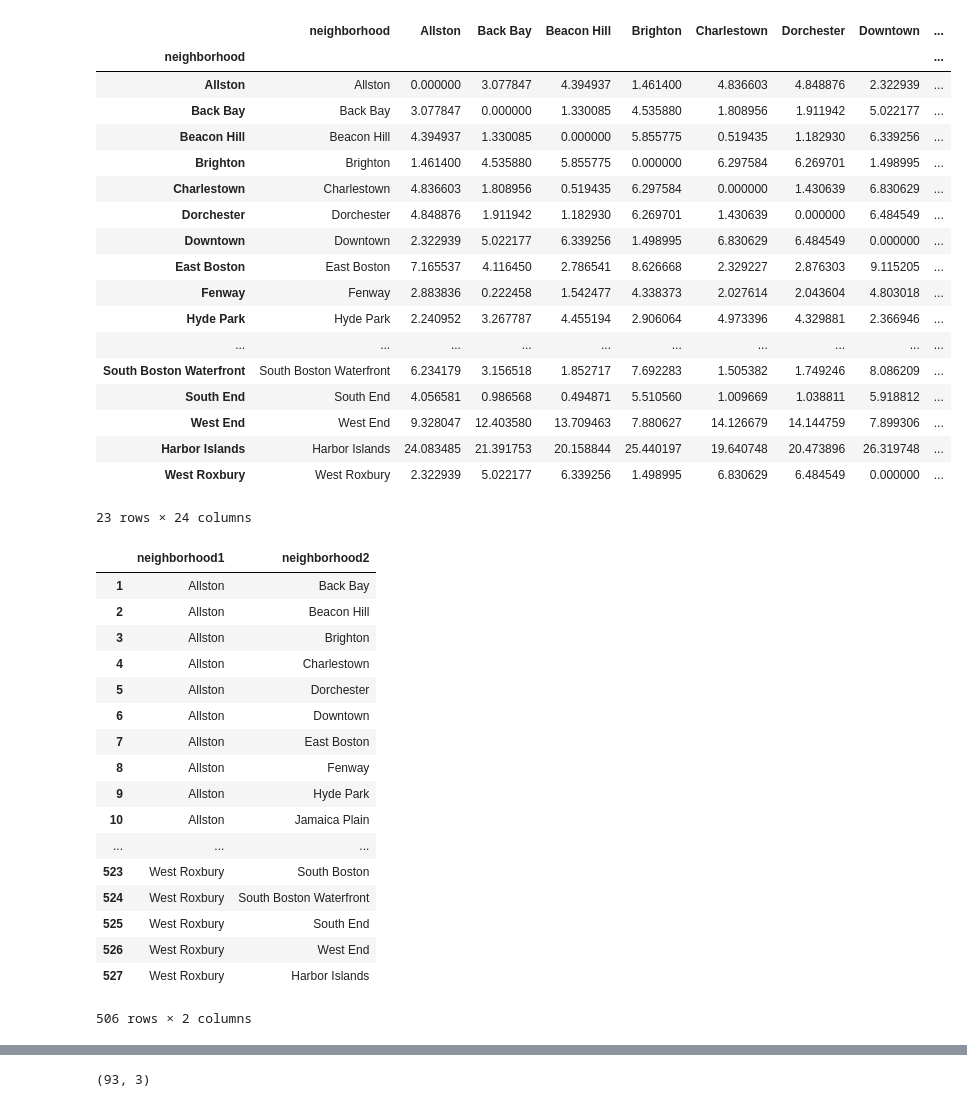
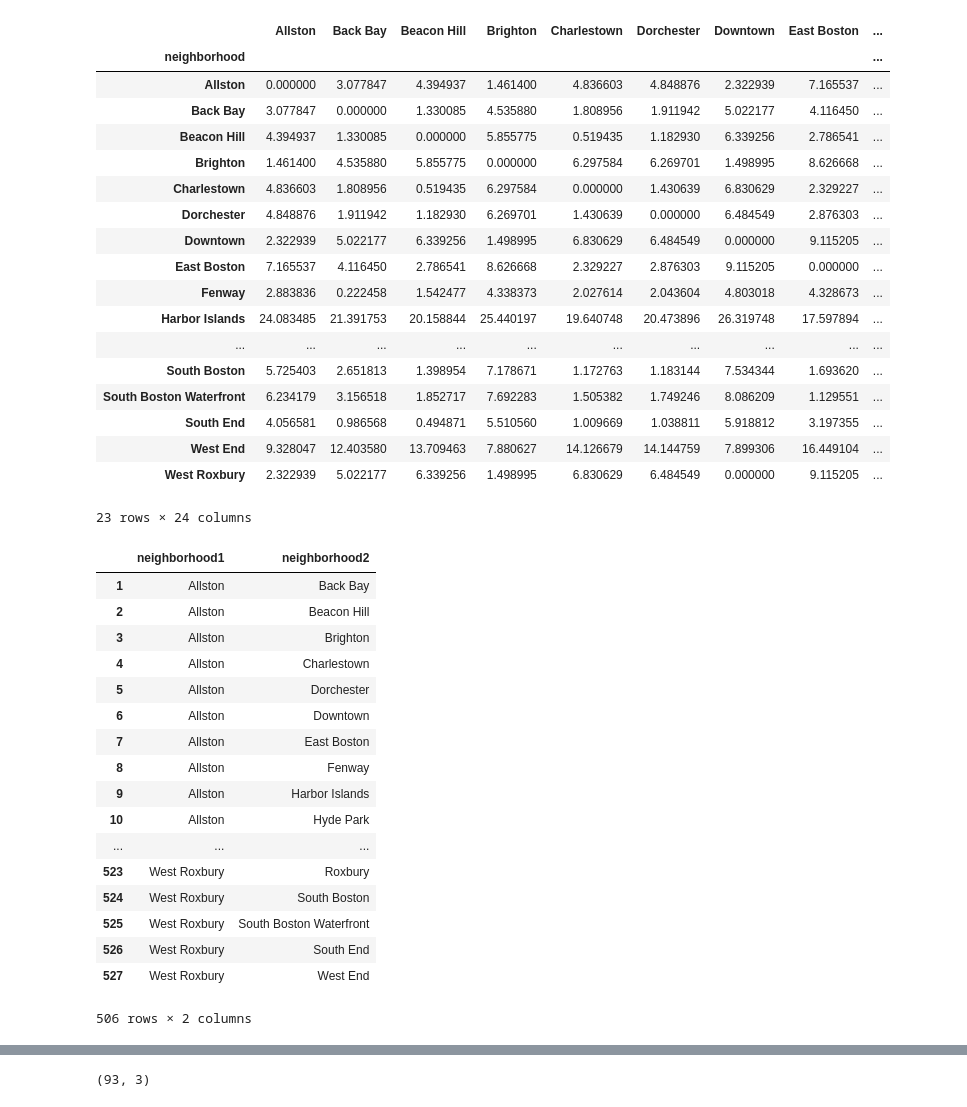
Before and after one commit to data-mechanics/course-2017-fal-proj, a Jupyter notebook: nathansw_rooday_sbajwa_shreyapandit/Neighborhood trickling effect with distance matrix-with neighborhood.ipynb, the cells around one changed output, grey strips where cells are left out. Drawn from its saved outputs; the diff is of its cells as text; code cells hidden in the pictures.

```diff
--- a/nathansw_rooday_sbajwa_shreyapandit/Neighborhood trickling effect with distance matrix-with neighborhood.ipynb
+++ b/nathansw_rooday_sbajwa_shreyapandit/Neighborhood trickling effect with distance matrix-with neighborhood.ipynb
@@ -8,26 +8,30 @@ import seaborn as sns
 # %%
 %matplotlib inline
 # %%
-neighborhood_distance_matrix = pd.read_csv("data/neighborhood_distance_matrix.csv")
+# neighborhood_distance_matrix = pd.read_csv("data/neighborhood_distance_matrix.csv")
+# neighborhood_distance_matrix.index = neighborhood_distance_matrix.neighborhood
+# neighborhood_distance_matrix
+
+neighborhood_distance_matrix = pd.read_json("data/trickling.json")
 neighborhood_distance_matrix.index = neighborhood_distance_matrix.neighborhood
 neighborhood_distance_matrix
 # %% [output]
-|  | neighborhood | Allston | Back Bay | Beacon Hill | Brighton | Charlestown | Dorchester | Downtown | ... |
+|  | Allston | Back Bay | Beacon Hill | Brighton | Charlestown | Dorchester | Downtown | East Boston | ... |
 | neighborhood |  |  |  |  |  |  |  |  | ... |
-| Allston | Allston | 0.000000 | 3.077847 | 4.394937 | 1.461400 | 4.836603 | 4.848876 | 2.322939 | ... |
-| Back Bay | Back Bay | 3.077847 | 0.000000 | 1.330085 | 4.535880 | 1.808956 | 1.911942 | 5.022177 | ... |
-| Beacon Hill | Beacon Hill | 4.394937 | 1.330085 | 0.000000 | 5.855775 | 0.519435 | 1.182930 | 6.339256 | ... |
-| Brighton | Brighton | 1.461400 | 4.535880 | 5.855775 | 0.000000 | 6.297584 | 6.269701 | 1.498995 | ... |
-| Charlestown | Charlestown | 4.836603 | 1.808956 | 0.519435 | 6.297584 | 0.000000 | 1.430639 | 6.830629 | ... |
-| Dorchester | Dorchester | 4.848876 | 1.911942 | 1.182930 | 6.269701 | 1.430639 | 0.000000 | 6.484549 | ... |
-| Downtown | Downtown | 2.322939 | 5.022177 | 6.339256 | 1.498995 | 6.830629 | 6.484549 | 0.000000 | ... |
-| East Boston | East Boston | 7.165537 | 4.116450 | 2.786541 | 8.626668 | 2.329227 | 2.876303 | 9.115205 | ... |
-| Fenway | Fenway | 2.883836 | 0.222458 | 1.542477 | 4.338373 | 2.027614 | 2.043604 | 4.803018 | ... |
-| Hyde Park | Hyde Park | 2.240952 | 3.267787 | 4.455194 | 2.906064 | 4.973396 | 4.329881 | 2.366946 | ... |
+| Allston | 0.000000 | 3.077847 | 4.394937 | 1.461400 | 4.836603 | 4.848876 | 2.322939 | 7.165537 | ... |
+| Back Bay | 3.077847 | 0.000000 | 1.330085 | 4.535880 | 1.808956 | 1.911942 | 5.022177 | 4.116450 | ... |
+| Beacon Hill | 4.394937 | 1.330085 | 0.000000 | 5.855775 | 0.519435 | 1.182930 | 6.339256 | 2.786541 | ... |
+| Brighton | 1.461400 | 4.535880 | 5.855775 | 0.000000 | 6.297584 | 6.269701 | 1.498995 | 8.626668 | ... |
+| Charlestown | 4.836603 | 1.808956 | 0.519435 | 6.297584 | 0.000000 | 1.430639 | 6.830629 | 2.329227 | ... |
+| Dorchester | 4.848876 | 1.911942 | 1.182930 | 6.269701 | 1.430639 | 0.000000 | 6.484549 | 2.876303 | ... |
+| Downtown | 2.322939 | 5.022177 | 6.339256 | 1.498995 | 6.830629 | 6.484549 | 0.000000 | 9.115205 | ... |
+| East Boston | 7.165537 | 4.116450 | 2.786541 | 8.626668 | 2.329227 | 2.876303 | 9.115205 | 0.000000 | ... |
+| Fenway | 2.883836 | 0.222458 | 1.542477 | 4.338373 | 2.027614 | 2.043604 | 4.803018 | 4.328673 | ... |
+| Harbor Islands | 24.083485 | 21.391753 | 20.158844 | 25.440197 | 19.640748 | 20.473896 | 26.319748 | 17.597894 | ... |
 | ... | ... | ... | ... | ... | ... | ... | ... | ... | ... |
-| South Boston Waterfront | South Boston Waterfront | 6.234179 | 3.156518 | 1.852717 | 7.692283 | 1.505382 | 1.749246 | 8.086209 | ... |
-| South End | South End | 4.056581 | 0.986568 | 0.494871 | 5.510560 | 1.009669 | 1.038811 | 5.918812 | ... |
-| West End | West End | 9.328047 | 12.403580 | 13.709463 | 7.880627 | 14.126679 | 14.144759 | 7.899306 | ... |
-| Harbor Islands | Harbor Islands | 24.083485 | 21.391753 | 20.158844 | 25.440197 | 19.640748 | 20.473896 | 26.319748 | ... |
-| West Roxbury | West Roxbury | 2.322939 | 5.022177 | 6.339256 | 1.498995 | 6.830629 | 6.484549 | 0.000000 | ... |
+| South Boston | 5.725403 | 2.651813 | 1.398954 | 7.178671 | 1.172763 | 1.183144 | 7.534344 | 1.693620 | ... |
+| South Boston Waterfront | 6.234179 | 3.156518 | 1.852717 | 7.692283 | 1.505382 | 1.749246 | 8.086209 | 1.129551 | ... |
+| South End | 4.056581 | 0.986568 | 0.494871 | 5.510560 | 1.009669 | 1.038811 | 5.918812 | 3.197355 | ... |
+| West End | 9.328047 | 12.403580 | 13.709463 | 7.880627 | 14.126679 | 14.144759 | 7.899306 | 16.449104 | ... |
+| West Roxbury | 2.322939 | 5.022177 | 6.339256 | 1.498995 | 6.830629 | 6.484549 | 0.000000 | 9.115205 | ... |
 23 rows × 24 columns
@@ -48,14 +54,14 @@ neighborhood_pair
 | 6 | Allston | Downtown |
 | 7 | Allston | East Boston |
 | 8 | Allston | Fenway |
-| 9 | Allston | Hyde Park |
-| 10 | Allston | Jamaica Plain |
+| 9 | Allston | Harbor Islands |
+| 10 | Allston | Hyde Park |
 | ... | ... | ... |
-| 523 | West Roxbury | South Boston |
-| 524 | West Roxbury | South Boston Waterfront |
-| 525 | West Roxbury | South End |
-| 526 | West Roxbury | West End |
-| 527 | West Roxbury | Harbor Islands |
+| 523 | West Roxbury | Roxbury |
+| 524 | West Roxbury | South Boston |
+| 525 | West Roxbury | South Boston Waterfront |
+| 526 | West Roxbury | South End |
+| 527 | West Roxbury | West End |
 506 rows × 2 columns
 # %%
 def return_distance(row):
```
Also changed, not shown: parts of 17 cells of this notebook, 1 other file.
